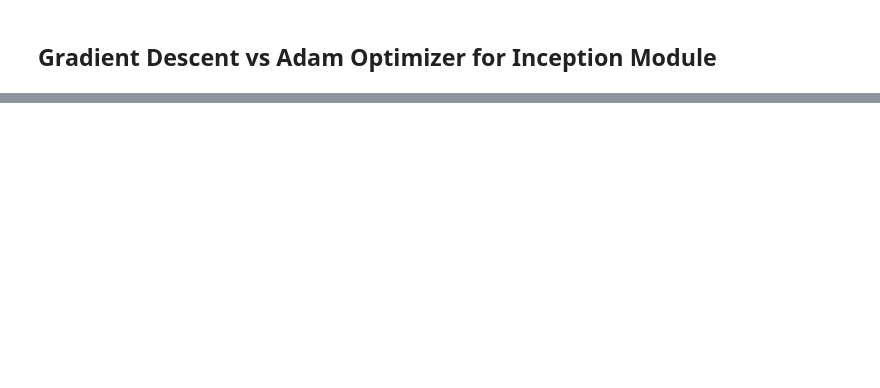
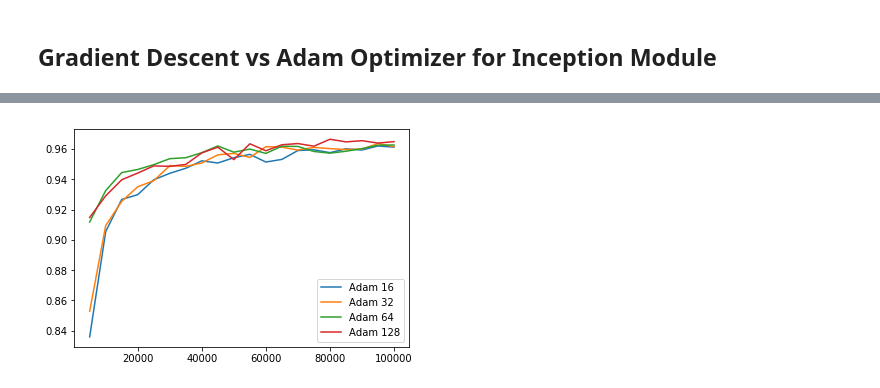
Before and after one commit to RaduStoicescu/TensorFlow-in-small-bites, a Jupyter notebook: 2.7. Inception Module.ipynb, the cells around one changed output, grey strips where cells are left out. Saved outputs shown, nothing was run; the diff lists cells and outputs as text; code cells hidden in the pictures; blank space fills up the shorter version.

```diff
--- a/2.7. Inception Module.ipynb
+++ b/2.7. Inception Module.ipynb
@@ -224,0 +229,15 @@ v3
+# %%
+r6, e6, t6, v6 = run_training(logits, adam, 0.0001, 0.5, 5000, 20, xtr, ytr, xte, yte, 16, 0)
+# %%
+r7, e7, t7, v7 = run_training(logits, adam, 0.0001, 0.5, 5000, 20, xtr, ytr, xte, yte, 32, 0)
+# %%
+r8, e8, t8, v8 = run_training(logits, adam, 0.0001, 0.5, 5000, 20, xtr, ytr, xte, yte, 128, 0)
+# %%
+plt.plot(t6,e6, label='Adam 16')
+plt.plot(t7,e7, label='Adam 32')
+plt.plot(t4,e4, label='Adam 64')
+plt.plot(t8,e8, label='Adam 128')
+plt.legend()
+plt.show()
+# %% [output]
+[figure, added]
```
Also changed, not shown: parts of 12 cells of this notebook.
